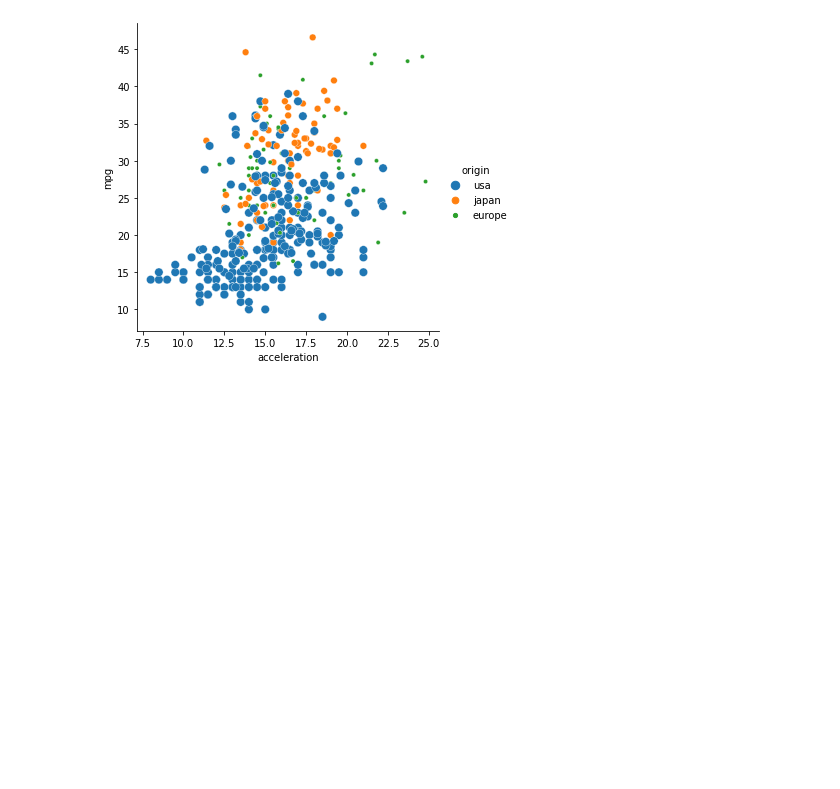
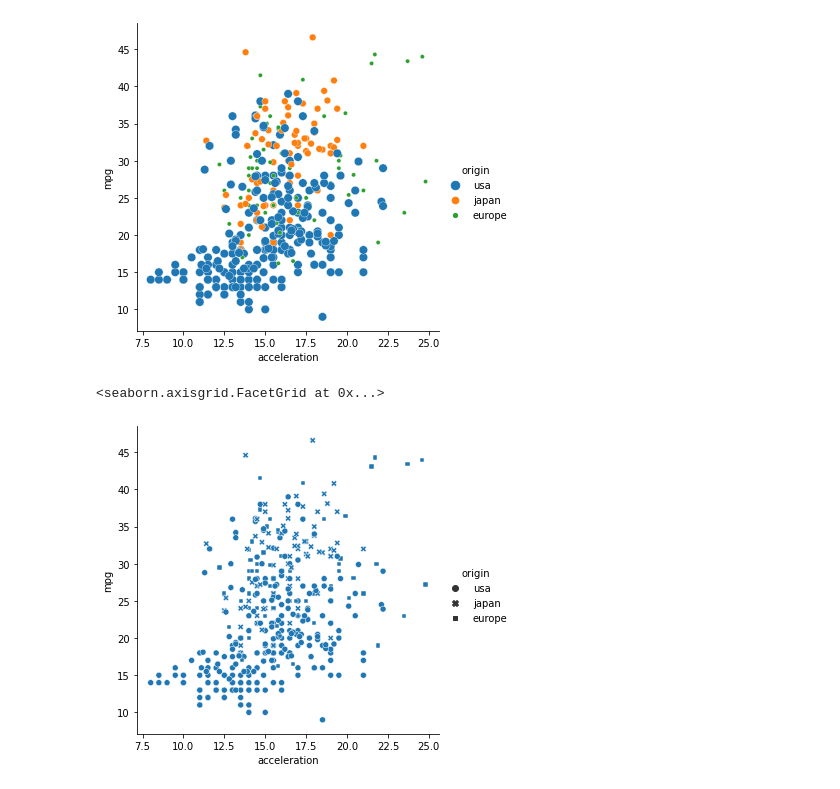
Before and after one commit to noahlias/datacamp_course, a Jupyter notebook: seaborn.ipynb, the cells around one changed output. Drawn from its saved outputs; the diff is of its cells as text; code cells hidden in the pictures; blank space fills up the shorter version.

```diff
--- a/seaborn.ipynb
+++ b/seaborn.ipynb
@@ -1074,3 +1074,8 @@ sns.relplot(x='acceleration',y='mpg',data=mpg,kind='scatter',size='origin',hue='
 plt.show()
 # %% [output]
 [figure]
+# %%
+sns.relplot(x='acceleration',y='mpg',data=mpg,kind='scatter',style='origin')
+# %% [output]
+<seaborn.axisgrid.FacetGrid at 0x...>
+[figure, added]
```
Also changed, not shown: parts of 6 cells of this notebook.
